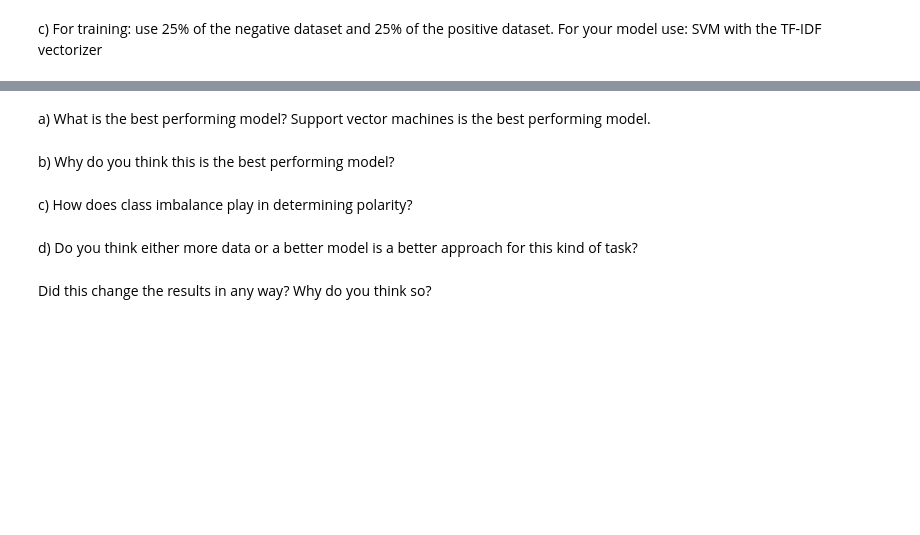
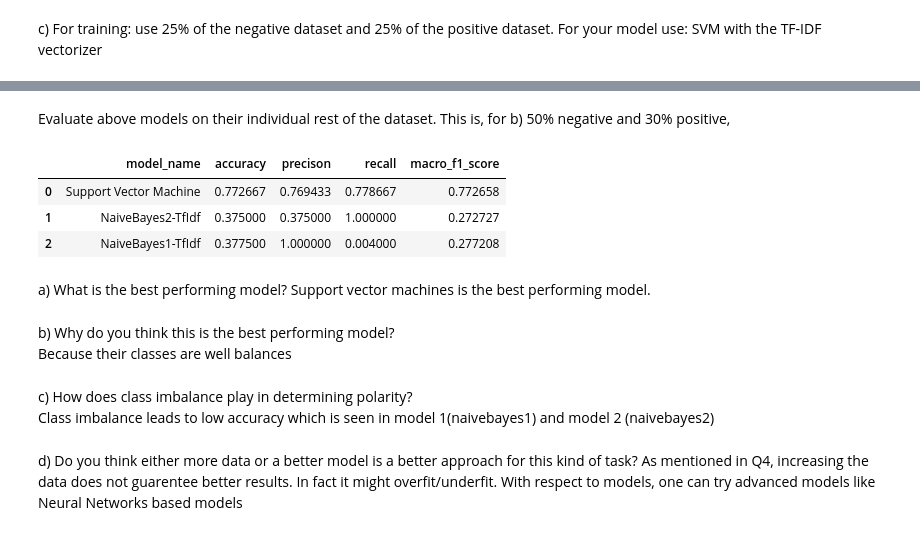
Before and after one commit to csrajath/CSC_8980_NLP, a Jupyter notebook: rcs1_TNLP_CSC_8980_HW3.ipynb, the cells around one changed output, grey strips where cells are left out. Saved outputs shown, nothing was run; the diff lists cells and outputs as text; code cells hidden in the pictures; blank space fills up the shorter version.

Commit message:
finished bonus question

```diff
--- a/rcs1_TNLP_CSC_8980_HW3.ipynb
+++ b/rcs1_TNLP_CSC_8980_HW3.ipynb
@@ -482,9 +513,19 @@ model_nb_1.fit(m1_train_data, m1_train_labels)
+# %%
+# printing performance metrics for model-2
+m2_test_labels = m2_test_labels_1 + m2_test_labels_0
+m2_name = 'NaiveBayes2-TfIdf'
+m2_pred = model_nb_2.predict(m2_pos_test+m2_neg_test)
+m2_accuracy = accuracy_score(m2_test_labels,m2_pred)
+m2_precision = precision_score(m2_test_labels, m2_pred,m2_test_labels)
+recall_model2 =  recall_score(m2_test_labels,m2_pred)
+mf1_model_2 =  f1_score(m2_pred, m2_test_labels, average='macro')
+m2_pvalues = [m2_name, m2_accuracy, m2_precision, recall_model2, mf1_model_2]
 # %% [markdown]
 c) For training: use 25% of the negative dataset and 25% of the positive dataset. For your model use: SVM with the TF-IDF vectorizer
 # %%
 random.shuffle(pos_content_bonus)
 random.shuffle(neg_content_bonus)
-m1_pos_train = pos_content_bonus[:len(pos_content_bonus[:int((25/100)*len(pos_content_bonus))])]
-m1_neg_train = neg_content_bonus[:len(neg_content_bonus[:int((25/100)*len(neg_content_bonus))])]
-m1_pos_test = pos_content_bonus[len(pos_content_bonus[:int((25/100)*len(pos_content_bonus))]):]
-m1_neg_test = neg_content_bonus[len(neg_content_bonus[:int((25/100)*len(neg_content_bonus))]):]
+m3_pos_train = pos_content_bonus[:len(pos_content_bonus[:int((25/100)*len(pos_content_bonus))])]
+m3_neg_train = neg_content_bonus[:len(neg_content_bonus[:int((25/100)*len(neg_content_bonus))])]
+m3_pos_test = pos_content_bonus[len(pos_content_bonus[:int((25/100)*len(pos_content_bonus))]):]
+m3_neg_test = neg_content_bonus[len(neg_content_bonus[:int((25/100)*len(neg_content_bonus))]):]
@@ -502,0 +532,12 @@ model_nb_1.fit(m1_train_data, m1_train_labels)
+# %%
+#training SVM fo rbonus
+m3_train_data = m3_pos_train + m3_neg_train
+m3_train_labels_1 = [1 for i in m3_pos_train]
+m3_train_labels_0 = [0 for i in m3_neg_train]
+m3_test_labels_1 = [1 for i in m3_pos_test]
+m3_test_labels_0 = [0 for i in m3_neg_test]
+m3_train_labels = m3_train_labels_1 + m3_train_labels_0
+m3_test_labels = m3_test_labels_1 + m3_test_labels_0
+model_svc_3 = make_pipeline(TfidfVectorizer(), SVC())
+model_svc_3.fit(m3_train_data, m3_train_labels)
+# labels = model.predict(test.data)
@@ -503,11 +562,34 @@ model_nb_1.fit(m1_train_data, m1_train_labels)
+# %% [markdown]
+Evaluate above models on their individual rest of the dataset. This is, for b) 50% negative and 30% positive,
+# %%
+# printing performance metrics for model-3
+m3_test_labels = m3_test_labels_1 + m3_test_labels_0
+m3_name = 'Support Vector Machine'
+m3_pred = model_svc_3.predict(m3_pos_test+m3_neg_test)
+m3_accuracy = accuracy_score(m3_test_labels, m3_pred)
+m3_precision = precision_score(m3_test_labels, m3_pred)
+recall_model3 =  recall_score(m3_test_labels, m3_pred)
+mf1_model_3 =  f1_score(m3_pred,m3_test_labels, average='macro')
+m3_pvalues = [m3_name, m3_accuracy, m3_precision, recall_model3, mf1_model_3]
+# %%
+#creating a dataframe for metrics of all models performance metrixs
+pm_list_bonus = [m3_pvalues, m2_pvalues, m1_pvalues]
+pm_df_bonus = pd.DataFrame(pm_list, columns = ["model_name", "accuracy", "precison", "recall", 'macro_f1_score'])
+pm_df_bonus
+# %% [output]
+|  | model_name | accuracy | precison | recall | macro_f1_score |
+| 0 | Support Vector Machine | 0.772667 | 0.769433 | 0.778667 | 0.772658 |
+| 1 | NaiveBayes2-TfIdf | 0.375000 | 0.375000 | 1.000000 | 0.272727 |
+| 2 | NaiveBayes1-TfIdf | 0.377500 | 1.000000 | 0.004000 | 0.277208 |
 # %% [markdown]
 a) What is the best performing model?
 Support vector machines is the best performing model.
 # %% [markdown]
-b) Why do you think this is the best performing model?
+b) Why do you think this is the best performing model?\
+Because their classes are well balances
 # %% [markdown]
-c) How does class imbalance play in determining polarity?
+c) How does class imbalance play in determining polarity?\
+Class imbalance leads to low accuracy which is seen in model 1(naivebayes1) and model 2 (naivebayes2)
 # %% [markdown]
 d) Do you think either more data or a better model is a better approach for this kind of task?
+As mentioned in Q4, increasing the data does not guarentee better results. In fact it might overfit/underfit. With respect to models, one can try advanced models like Neural Networks based models
-# %% [markdown]
-Did this change the results in any way? Why do you think so?
```
Also changed, not shown: parts of 12 cells of this notebook.
